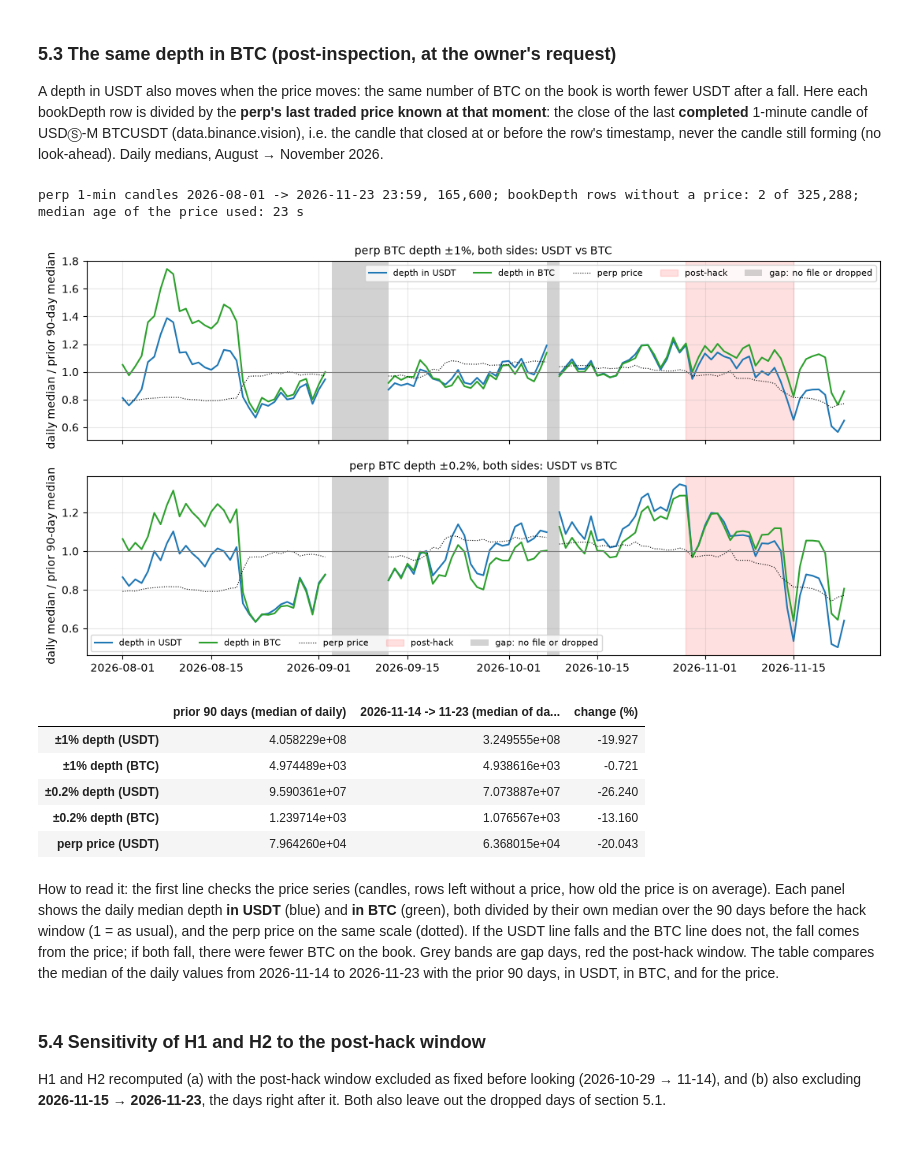
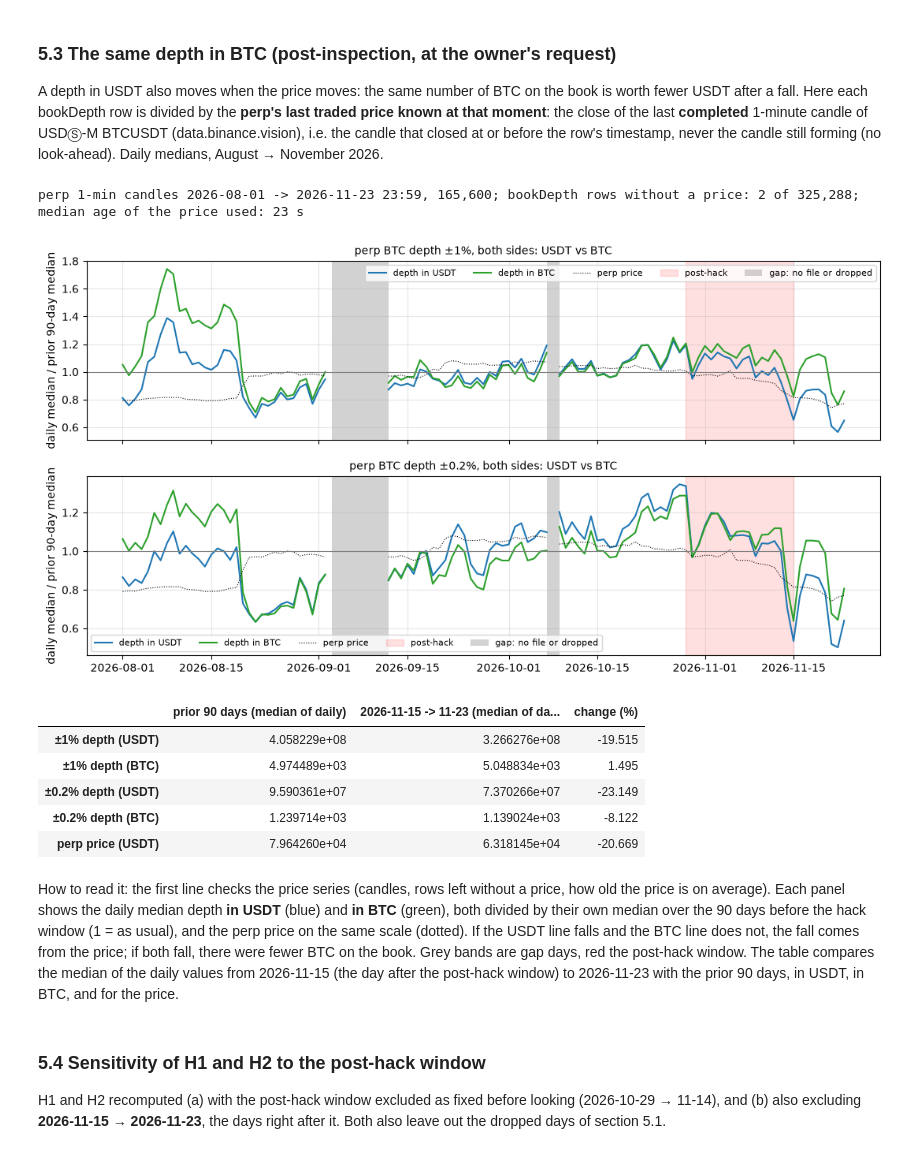
Before and after one commit to Alvarado-Maganna/crypto-quant-lab, a Jupyter notebook: notebooks/08_liquidity_by_hour.ipynb, the cells around one changed output. Drawn from its saved outputs; the diff is of its cells as text; code cells hidden in the pictures.

```diff
--- a/notebooks/08_liquidity_by_hour.ipynb
+++ b/notebooks/08_liquidity_by_hour.ipynb
@@ -1102,7 +1108,7 @@ if not (pengu_path.exists() and pengu_side_path.exists()):
     parts, sides = [], []
     for f in sorted(RUN_DIR.glob("*.parquet")):           # one hour file at a time
         lv = pd.read_parquet(f, filters=[("market", "==", PENGU)])
-        lv = lv.drop_duplicates(["market", "local_request_utc", "side", "level"], keep="last")
+        lv = lv.drop_duplicates(DEDUP_KEY, keep="last")
         o, sd = pengu_round_trips(lv)
         parts.append(o)
         sides.append(sd)
@@ -1430,6 +1437,15 @@ frozen_share = pd.DataFrame({"10/10 case": share(~in_window_rows), "12-month win
                              "Part 1 validation days": share(validation_rows)}).T
 print("share of rows with a value that are flagged as frozen (%)")
 display(frozen_share.round(2))
+thresholds = {}
+for k in (5, 10, 20, 40):
+    _, fz, _, bad = clean_book_depth(bd_sides, min_count=k, max_day_share=0.05)
+    hv = bd_sides[fz.columns].notna()
+    row = ((fz & hv)[in_window_rows].sum() / hv[in_window_rows].sum() * 100).round(3).to_dict()
+    row["days dropped (all periods)"] = len(bad)
+    thresholds[f"≥ {k} repeats"] = row
+print("sensitivity of rule 1 to its threshold, 12-month window (% of rows with a value)")
+display(pd.DataFrame(thresholds).T)
 print(f"days dropped from the 12-month patterns (> 5% frozen in some column): "
       f"{[f'{d:%Y-%m-%d}' for d in BAD_DAYS if d >= pd.Timestamp(WINDOW_12M[0], tz='UTC')]}")
 frozen_day_share[(frozen_day_share > 0).any(axis=1)].mul(100).round(1)
@@ -1580,6 +1604,14 @@ hour); right: the **p10** (one hour in ten was thinner than this: a bad but norm
 heatmap has its own color scale (bar on the right); bright = deep book, dark = thin book.
 # %%
 side_profile = normal.groupby("hour_utc")[DEPTH_COLS].median()
+HOD = {}
+for c in ("0.2pct_total", "1pct_total"):
+    prof_c = side_profile[c]
+    HOD[c] = {"deepest hour": hour_label(int(prof_c.idxmax())), "thinnest hour": hour_label(int(prof_c.idxmin())),
+              "deepest / thinnest": prof_c.max() / prof_c.min(),
+              "thinnest vs median hour (%)": 100 * (prof_c.min() / prof_c.median() - 1)}
+print("hour-of-day shape of the median depth (24 hours, normal period):")
+display(pd.DataFrame(HOD).T.round(3))
 fig, axes = plt.subplots(1, 2, figsize=(14, 3.6), sharex=True)
 for ax, band in zip(axes, ("0.2pct", "1pct")):
     for part, color in (("bid", "tab:green"), ("ask", "tab:red"), ("total", "black")):
@@ -1668,7 +1704,8 @@ for c in ("0.2pct_total", "1pct_total"):
                    "percentile among the 168 p10 cells": cell_percentile(t_p10, "Thu", 22)}
 win = bd_clean[(bd_clean.index >= pd.Timestamp(f"{DAY_06} 22:00", tz="UTC"))
                & (bd_clean.index < pd.Timestamp(f"{DAY_06} 22:45", tz="UTC"))] / USDT_M
-thu22 = normal[(normal["weekday"] == 3) & (normal["hour_utc"] == 22)]
+thu22 = normal[(normal["weekday"] == 3) & (normal["hour_utc"] == 22)
+               & (normal["date_utc"] != pd.Timestamp(DAY_06, tz="UTC"))]   # reference without the window itself
 for c in ("0.2pct_total", "1pct_total"):
     v = win[c].median()
     pct_rows[c].update({"2026-11-19 22:00-22:45, median (M USDT)": v,
@@ -1887,49 +1924,50 @@ span = pd.merge_asof(span.reset_index(), perp_close.astype({"close_time": "datet
 print(f"perp 1-min candles {perp_k.index.min():%Y-%m-%d} -> {perp_k.index.max():%Y-%m-%d %H:%M}, {len(perp_k):,}; "
       f"bookDepth rows without a price: {int(span['price'].isna().sum())} of {len(span):,}; "
       f"median age of the price used: {(span.index - span['close_time']).dt.total_seconds().median():.0f} s")
 for c in ("0.2pct_total", "1pct_total"):
     span[f"{c}_btc"] = span[c] / span["price"]
 daily_btc = span[["1pct_total", "1pct_total_btc", "0.2pct_total", "0.2pct_total_btc", "price"]].resample("1D").median()
 daily_btc = daily_btc.reindex(pd.date_range("2026-08-01", "2026-11-23", freq="D", tz="UTC"))
 daily_btc.loc[daily_btc.index.isin(BAD_DAYS)] = np.nan
 
 ref = daily_btc[(daily_btc.index >= POST_HACK[0] - pd.Timedelta(days=90)) & (daily_btc.index < POST_HACK[0])].median()
-mid_nov = daily_btc[(daily_btc.index >= pd.Timestamp("2026-11-14", tz="UTC"))].median()
-btc_vs_usdt = pd.DataFrame({"prior 90 days (median of daily)": ref, "2026-11-14 -> 11-23 (median of daily)": mid_nov})
+mid_nov = daily_btc[(daily_btc.index >= pd.Timestamp("2026-11-15", tz="UTC"))].median()
+btc_vs_usdt = pd.DataFrame({"prior 90 days (median of daily)": ref, "2026-11-15 -> 11-23 (median of daily)": mid_nov})
 btc_vs_usdt["change (%)"] = 100 * (btc_vs_usdt.iloc[:, 1] / btc_vs_usdt.iloc[:, 0] - 1)
 btc_vs_usdt.index = ["±1% depth (USDT)", "±1% depth (BTC)", "±0.2% depth (USDT)", "±0.2% depth (BTC)", "perp price (USDT)"]
 
 fig, axes = plt.subplots(2, 1, figsize=(13, 6.5), sharex=True)
 for ax, band in zip(axes, ("1pct_total", "0.2pct_total")):
     for col, label, color in ((band, "USDT", "tab:blue"), (f"{band}_btc", "BTC", "tab:green")):
         ax.plot(daily_btc.index, daily_btc[col] / ref[col], color=color, label=f"depth in {label}")
     ax.plot(daily_btc.index, daily_btc["price"] / ref["price"], color="black", lw=0.8, ls=":", label="perp price")
     ax.axhline(1, color="grey", lw=0.8)
     ax.axvspan(POST_HACK[0], POST_HACK[1] + pd.Timedelta(days=1), color="red", alpha=0.12, label="post-hack")
     shade_gaps(ax, daily_btc.index.min(), daily_btc.index.max())
     ax.set_ylabel("daily median / prior 90-day median")
     ax.set_title(f"perp BTC depth ±{band.split('_')[0].replace('pct', '%')}, both sides: USDT vs BTC", fontsize=10)
     ax.grid(alpha=0.3)
     ax.legend(fontsize=8, ncol=5)
 plt.show()
 btc_vs_usdt.round(3)
 # %% [output]
 perp 1-min candles 2026-08-01 -> 2026-11-23 23:59, 165,600; bookDepth rows without a price: 2 of 325,288; median age of the price used: 23 s
 [figure]
-|  | prior 90 days (median of daily) | 2026-11-14 -> 11-23 (median of da... | change (%) |
-| ±1% depth (USDT) | 4.058229e+08 | 3.249555e+08 | -19.927 |
-| ±1% depth (BTC) | 4.974489e+03 | 4.938616e+03 | -0.721 |
-| ±0.2% depth (USDT) | 9.590361e+07 | 7.073887e+07 | -26.240 |
-| ±0.2% depth (BTC) | 1.239714e+03 | 1.076567e+03 | -13.160 |
-| perp price (USDT) | 7.964260e+04 | 6.368015e+04 | -20.043 |
+|  | prior 90 days (median of daily) | 2026-11-15 -> 11-23 (median of da... | change (%) |
+| ±1% depth (USDT) | 4.058229e+08 | 3.266276e+08 | -19.515 |
+| ±1% depth (BTC) | 4.974489e+03 | 5.048834e+03 | 1.495 |
+| ±0.2% depth (USDT) | 9.590361e+07 | 7.370266e+07 | -23.149 |
+| ±0.2% depth (BTC) | 1.239714e+03 | 1.139024e+03 | -8.122 |
+| perp price (USDT) | 7.964260e+04 | 6.318145e+04 | -20.669 |
 # %% [markdown]
 How to read it: the first line checks the price series (candles, rows left without a price, how old
 the price is on average). Each panel shows the daily median depth **in USDT** (blue) and **in BTC**
 (green), both divided by their own median over the 90 days before the hack window (1 = as usual),
 and the perp price on the same scale (dotted). If the USDT line falls and the BTC line does not,
 the fall comes from the price; if both fall, there were fewer BTC on the book. Grey bands are gap
-days, red the post-hack window. The table compares the median of the daily values from 2026-11-14
-to 2026-11-23 with the prior 90 days, in USDT, in BTC, and for the price.
+days, red the post-hack window. The table compares the median of the daily values from 2026-11-15
+(the day after the post-hack window) to 2026-11-23 with the prior 90 days, in USDT, in BTC, and
+for the price.
 # %% [markdown]
 ### 5.4 Sensitivity of H1 and H2 to the post-hack window
 
```
Also changed, not shown: parts of 22 cells of this notebook, 2 other files.
